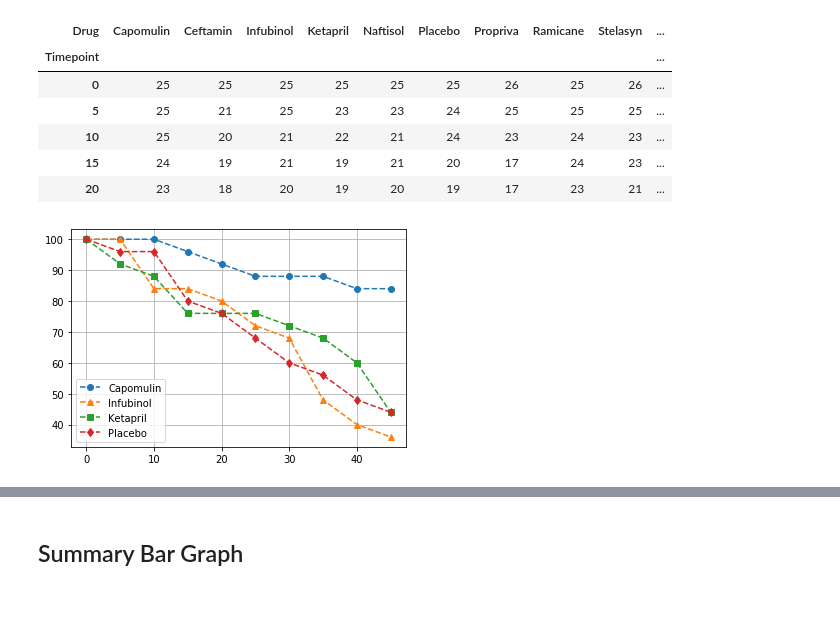
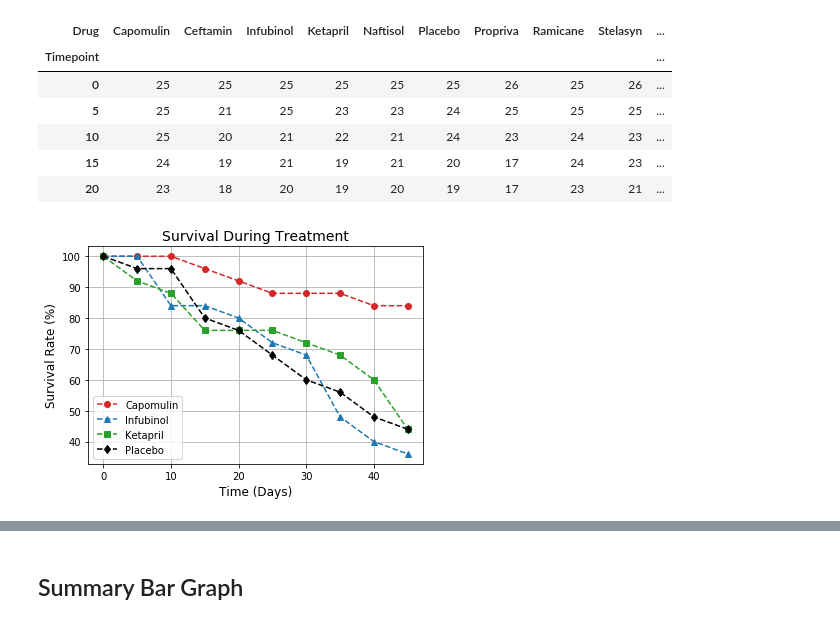
Before and after one commit to davidjaimes/anti-cancer-pharmaceutical-study, a Jupyter notebook: pymaceuticals.ipynb, the cells around one changed output, grey strips where cells are left out. Saved outputs shown, nothing was run; the diff lists cells and outputs as text; code cells hidden in the pictures.

Commit message:
change colors to better match orignal plot colors

```diff
--- a/pymaceuticals.ipynb
+++ b/pymaceuticals.ipynb
@@ -81,12 +81,13 @@ mean_volume.head()
 # Generate the Plot (with Error Bars)
 drugs = ['Capomulin', 'Infubinol', 'Ketapril', 'Placebo']
 marker = ('o', '^', 's', 'd')
-for d, m in zip(drugs, marker):
+color = ['C3', 'C0', 'C2', 'k']
+for d, m, c in zip(drugs, marker, color):
     plt.errorbar(
         mean_volume.index,
         mean_volume[d],
         sem_volume[d],
-        marker=m, label=d, ls='--')
+        marker=m, label=d, ls='--', c=c)
 plt.legend()
 plt.grid(axis='y')
 plt.xlabel('Time (Days)', size=12)
@@ -154,12 +155,12 @@ meta_site.head()
 | 20 | 0.652174 | 1.111111 | 1.050000 | 1.210526 | 1.150000 | 1.526316 | 1.000000 | 0.347826 | 0.952381 | ... |
 # %%
 # Generate the Plot (with Error Bars)
-for d, m in zip(drugs, marker):
+for d, m, c in zip(drugs, marker, color):
     plt.errorbar(
         meta_site.index,
         meta_site[d],
         sem_meta[d],
-        marker=m, label=d, ls='--')
+        marker=m, label=d, ls='--', c=c)
 plt.legend()
 plt.grid(axis='y')
 plt.xlabel('Treatment Duration (Days)', size=12)
@@ -206,14 +207,18 @@ mouse_count.head()
 | 20 | 23 | 18 | 20 | 19 | 20 | 19 | 17 | 23 | 21 | ... |
 # %%
 # Generate the Plot (Accounting for percentages)
-for d, m in zip(drugs, marker):
+for d, m, c in zip(drugs, marker, color):
     plt.plot(
         mouse_count.index,
         100 * mouse_count[d] / mouse_count[d][0],
-        marker=m, label=d, ls='--')
+        marker=m, label=d, ls='--', c=c)
 plt.legend()
 plt.grid()
+plt.xlabel('Time (Days)', size=12)
+plt.ylabel('Survival Rate (%)', size=12)
+plt.title('Survival During Treatment', size=14)
 
 # Save the Figure
+plt.savefig('survival.png')
 # %% [output]
-[figure, old version]
+[figure, new version]
```
Also changed, not shown: parts of 3 cells of this notebook, 3 other files.
